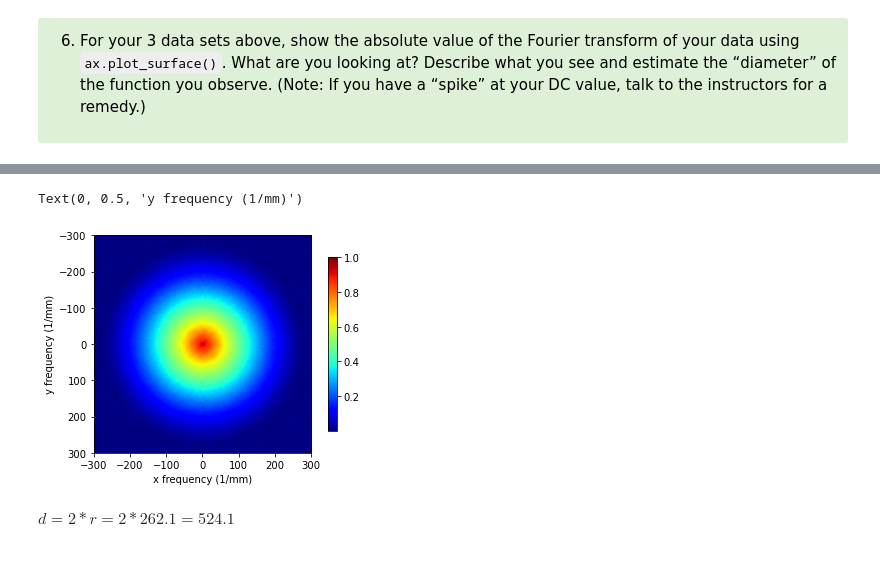
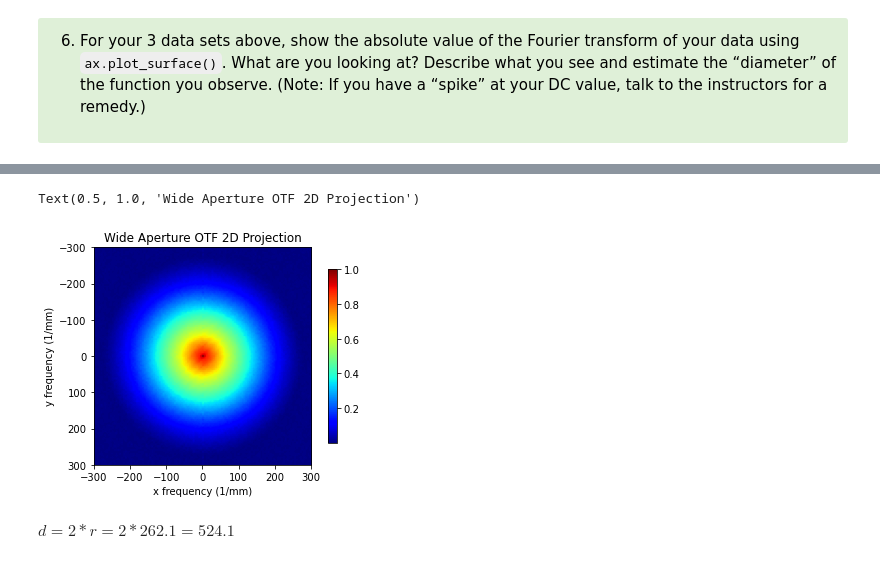
Before and after one commit to dishamishra/Labs_Imager, a Jupyter notebook: Lab3 Part2 (Clean).ipynb, the cells around one changed output, grey strips where cells are left out. Drawn from its saved outputs; the diff is of its cells as text; code cells hidden in the pictures.

```diff
--- a/Lab3 Part2 (Clean).ipynb
+++ b/Lab3 Part2 (Clean).ipynb
@@ -379,14 +379,15 @@ plt.show()
 # %%
 %matplotlib inline
 x=plt.imshow(Z,cmap='jet',extent=[-fs/2,fs/2*(200-2)/200,fs/2*(200-2)/200,-fs/2])
 plt.colorbar(x, shrink=0.8)
 plt.xlim(-300,300)
 plt.ylim(300,-300)
 plt.xlabel('x frequency (1/mm)')
 plt.ylabel('y frequency (1/mm)')
+plt.title("Wide Aperture OTF 2D Projection")
 # %% [output]
-Text(0, 0.5, 'y frequency (1/mm)')
+Text(0.5, 1.0, 'Wide Aperture OTF 2D Projection')
-[figure, old version]
+[figure, new version]
 # %% [markdown]
 $d = 2 * r = 2* 262.1 = 524.1$
 # %%
```
Also changed, not shown: parts of 17 cells of this notebook.
